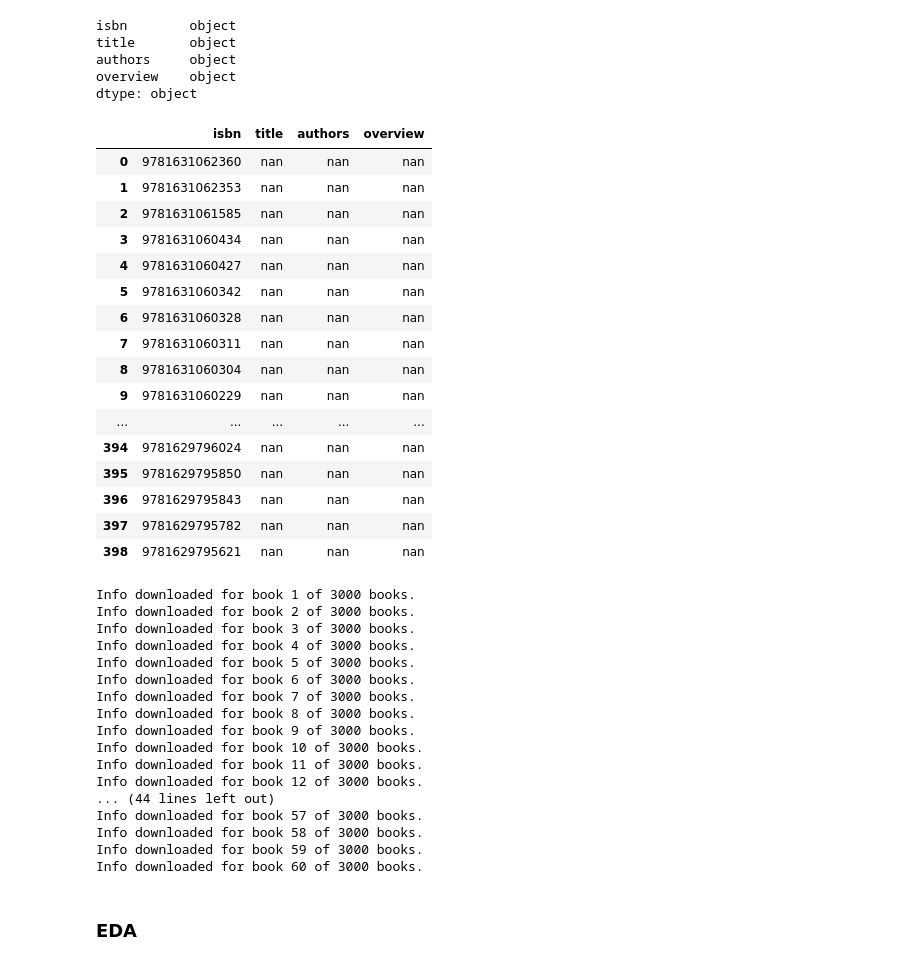
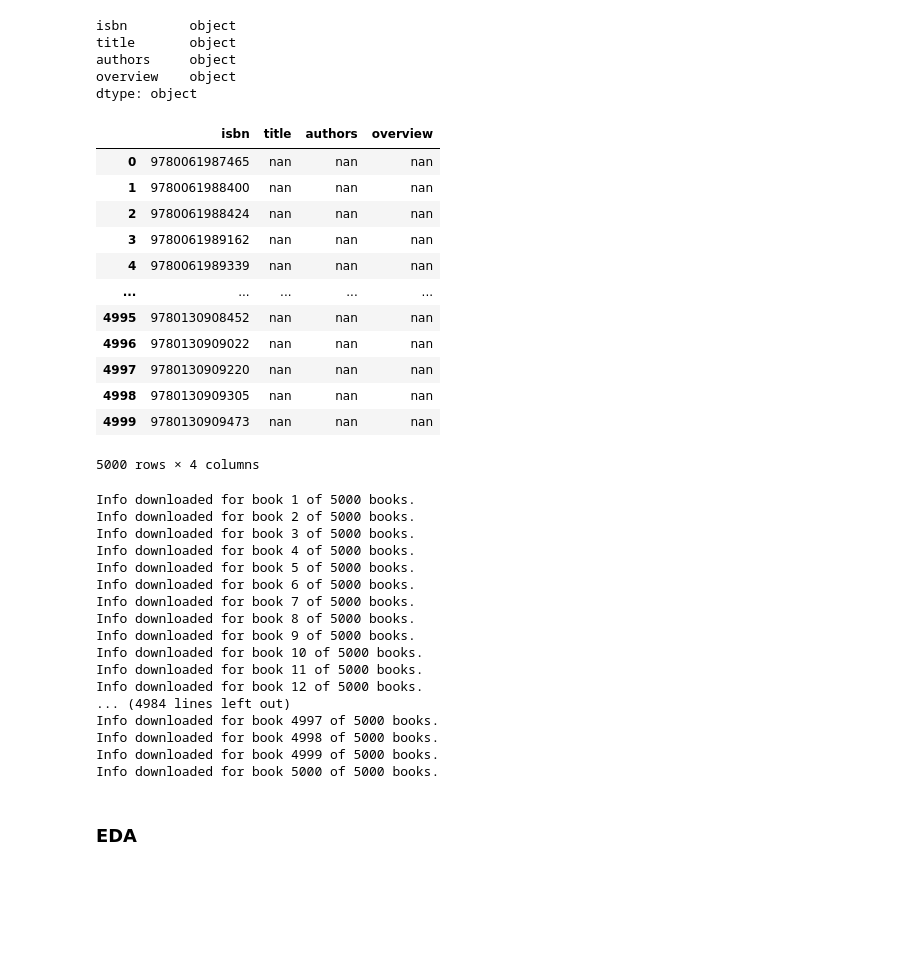
Before and after one commit to shawnsyms/shawnsyms.github.io, a Jupyter notebook: readMoreCanlit/part_3/code/data_acquisition_1.ipynb, the cells around one changed output. Saved outputs shown, nothing was run; the diff lists cells and outputs as text; code cells hidden in the pictures; blank space fills up the shorter version.

```diff
--- a/readMoreCanlit/part_3/code/data_acquisition_1.ipynb
+++ b/readMoreCanlit/part_3/code/data_acquisition_1.ipynb
@@ -43,7 +43,7 @@ from datetime import datetime
 # %% [markdown]
 # Data acquisition
 # %%
-isbn = pd.read_csv('../data/data_acquisition/international_for_download.csv')
+isbn = pd.read_csv('../data/data_acquisition/international2_for_download.csv')
 isbn = isbn.applymap(str)
 isbn.dtypes
 # %% [output]
@@ -53,26 +53,22 @@ authors     object
 overview    object
 dtype: object
 # %%
-isbn = isbn[0:3000]
+isbn = isbn[:5000]
 isbn
 # %% [output]
 |  | isbn | title | authors | overview |
-| 0 | 9781631062360 | nan | nan | nan |
-| 1 | 9781631062353 | nan | nan | nan |
-| 2 | 9781631061585 | nan | nan | nan |
-| 3 | 9781631060434 | nan | nan | nan |
-| 4 | 9781631060427 | nan | nan | nan |
-| 5 | 9781631060342 | nan | nan | nan |
-| 6 | 9781631060328 | nan | nan | nan |
-| 7 | 9781631060311 | nan | nan | nan |
-| 8 | 9781631060304 | nan | nan | nan |
-| 9 | 9781631060229 | nan | nan | nan |
+| 0 | 9780061987465 | nan | nan | nan |
+| 1 | 9780061988400 | nan | nan | nan |
+| 2 | 9780061988424 | nan | nan | nan |
+| 3 | 9780061989162 | nan | nan | nan |
+| 4 | 9780061989339 | nan | nan | nan |
 | ... | ... | ... | ... | ... |
-| 394 | 9781629796024 | nan | nan | nan |
-| 395 | 9781629795850 | nan | nan | nan |
-| 396 | 9781629795843 | nan | nan | nan |
-| 397 | 9781629795782 | nan | nan | nan |
-| 398 | 9781629795621 | nan | nan | nan |
+| 4995 | 9780130908452 | nan | nan | nan |
+| 4996 | 9780130909022 | nan | nan | nan |
+| 4997 | 9780130909220 | nan | nan | nan |
+| 4998 | 9780130909305 | nan | nan | nan |
+| 4999 | 9780130909473 | nan | nan | nan |
+5000 rows × 4 columns
 # %%
 for j in range(len(isbn)):
 
@@ -103,23 +99,23 @@ for j in range(len(isbn)):
 
     time.sleep(1)
 # %% [output]
-Info downloaded for book 1 of 3000 books.
-Info downloaded for book 2 of 3000 books.
-Info downloaded for book 3 of 3000 books.
-Info downloaded for book 4 of 3000 books.
-Info downloaded for book 5 of 3000 books.
-Info downloaded for book 6 of 3000 books.
-Info downloaded for book 7 of 3000 books.
-Info downloaded for book 8 of 3000 books.
-Info downloaded for book 9 of 3000 books.
-Info downloaded for book 10 of 3000 books.
-Info downloaded for book 11 of 3000 books.
-Info downloaded for book 12 of 3000 books.
-... (44 lines left out)
-Info downloaded for book 57 of 3000 books.
-Info downloaded for book 58 of 3000 books.
-Info downloaded for book 59 of 3000 books.
-Info downloaded for book 60 of 3000 books.
+Info downloaded for book 1 of 5000 books.
+Info downloaded for book 2 of 5000 books.
+Info downloaded for book 3 of 5000 books.
+Info downloaded for book 4 of 5000 books.
+Info downloaded for book 5 of 5000 books.
+Info downloaded for book 6 of 5000 books.
+Info downloaded for book 7 of 5000 books.
+Info downloaded for book 8 of 5000 books.
+Info downloaded for book 9 of 5000 books.
+Info downloaded for book 10 of 5000 books.
+Info downloaded for book 11 of 5000 books.
+Info downloaded for book 12 of 5000 books.
+... (4984 lines left out)
+Info downloaded for book 4997 of 5000 books.
+Info downloaded for book 4998 of 5000 books.
+Info downloaded for book 4999 of 5000 books.
+Info downloaded for book 5000 of 5000 books.
 # %%
 now = datetime.now()
 dt = now.strftime("%d-%m-%Y_%H-%M-%S")
```
Also changed, not shown: 19 other files.
